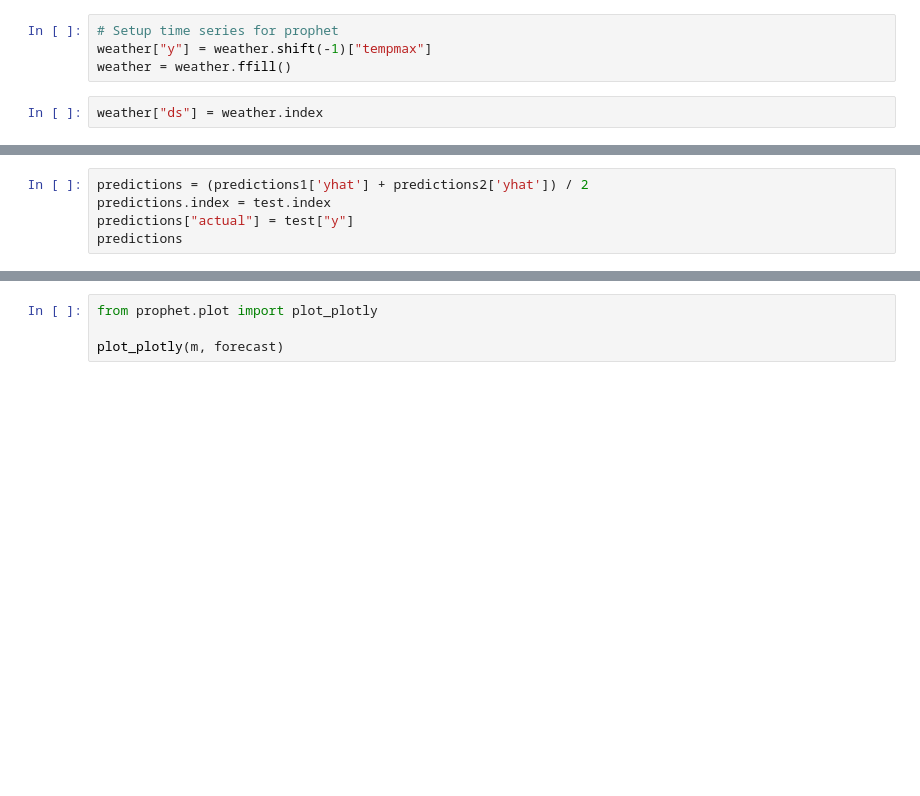
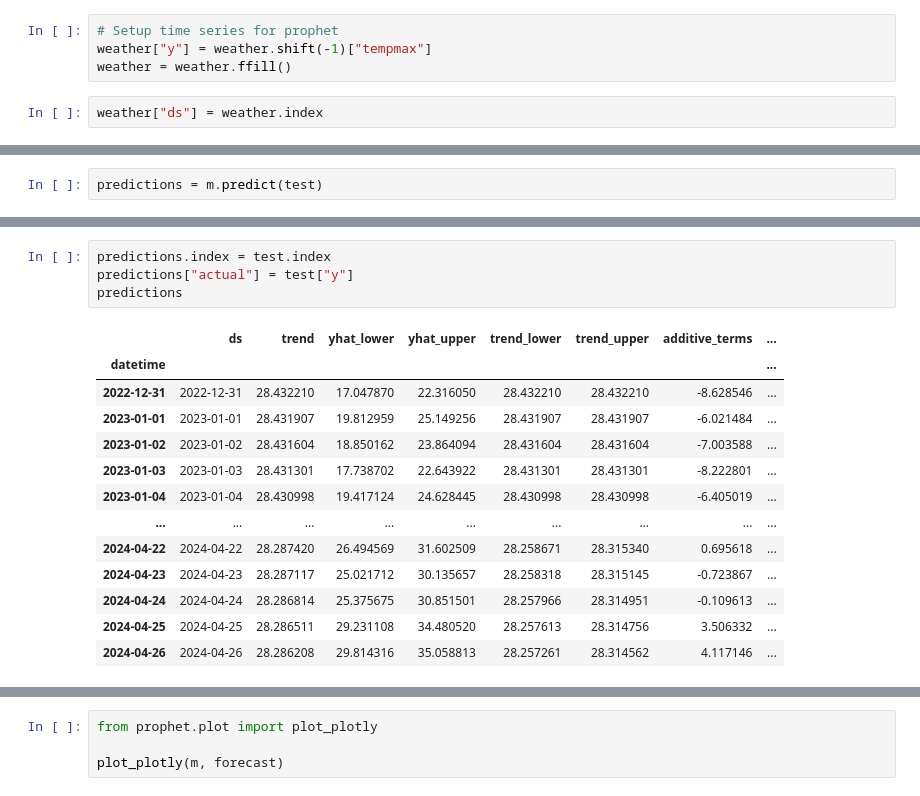
Before and after one commit to 22022658NguyenTienKhoi/13-Weather-Forecast, a Jupyter notebook: untitled1.ipynb, the cells around one changed output, grey strips where cells are left out. Cells and saved outputs as stored; diff of their text form; blank space fills up the shorter version.

```diff
--- a/untitled1.ipynb
+++ b/untitled1.ipynb
@@ -189,0 +158,2 @@ predictions2
+# %%
+predictions = m.predict(test)
@@ -215,6 +204,18 @@ regressor_coefficients(m2)
 # %%
-predictions = (predictions1['yhat'] + predictions2['yhat']) / 2
 predictions.index = test.index
 predictions["actual"] = test["y"]
 predictions
 # %% [output]
+|  | ds | trend | yhat_lower | yhat_upper | trend_lower | trend_upper | additive_terms | ... |
+| datetime |  |  |  |  |  |  |  | ... |
+| 2022-12-31 | 2022-12-31 | 28.432210 | 17.047870 | 22.316050 | 28.432210 | 28.432210 | -8.628546 | ... |
+| 2023-01-01 | 2023-01-01 | 28.431907 | 19.812959 | 25.149256 | 28.431907 | 28.431907 | -6.021484 | ... |
+| 2023-01-02 | 2023-01-02 | 28.431604 | 18.850162 | 23.864094 | 28.431604 | 28.431604 | -7.003588 | ... |
+| 2023-01-03 | 2023-01-03 | 28.431301 | 17.738702 | 22.643922 | 28.431301 | 28.431301 | -8.222801 | ... |
+| 2023-01-04 | 2023-01-04 | 28.430998 | 19.417124 | 24.628445 | 28.430998 | 28.430998 | -6.405019 | ... |
+| ... | ... | ... | ... | ... | ... | ... | ... | ... |
+| 2024-04-22 | 2024-04-22 | 28.287420 | 26.494569 | 31.602509 | 28.258671 | 28.315340 | 0.695618 | ... |
+| 2024-04-23 | 2024-04-23 | 28.287117 | 25.021712 | 30.135657 | 28.258318 | 28.315145 | -0.723867 | ... |
+| 2024-04-24 | 2024-04-24 | 28.286814 | 25.375675 | 30.851501 | 28.257966 | 28.314951 | -0.109613 | ... |
+| 2024-04-25 | 2024-04-25 | 28.286511 | 29.231108 | 34.480520 | 28.257613 | 28.314756 | 3.506332 | ... |
+| 2024-04-26 | 2024-04-26 | 28.286208 | 29.814316 | 35.058813 | 28.257261 | 28.314562 | 4.117146 | ... |
```
Also changed, not shown: parts of 28 cells of this notebook.
